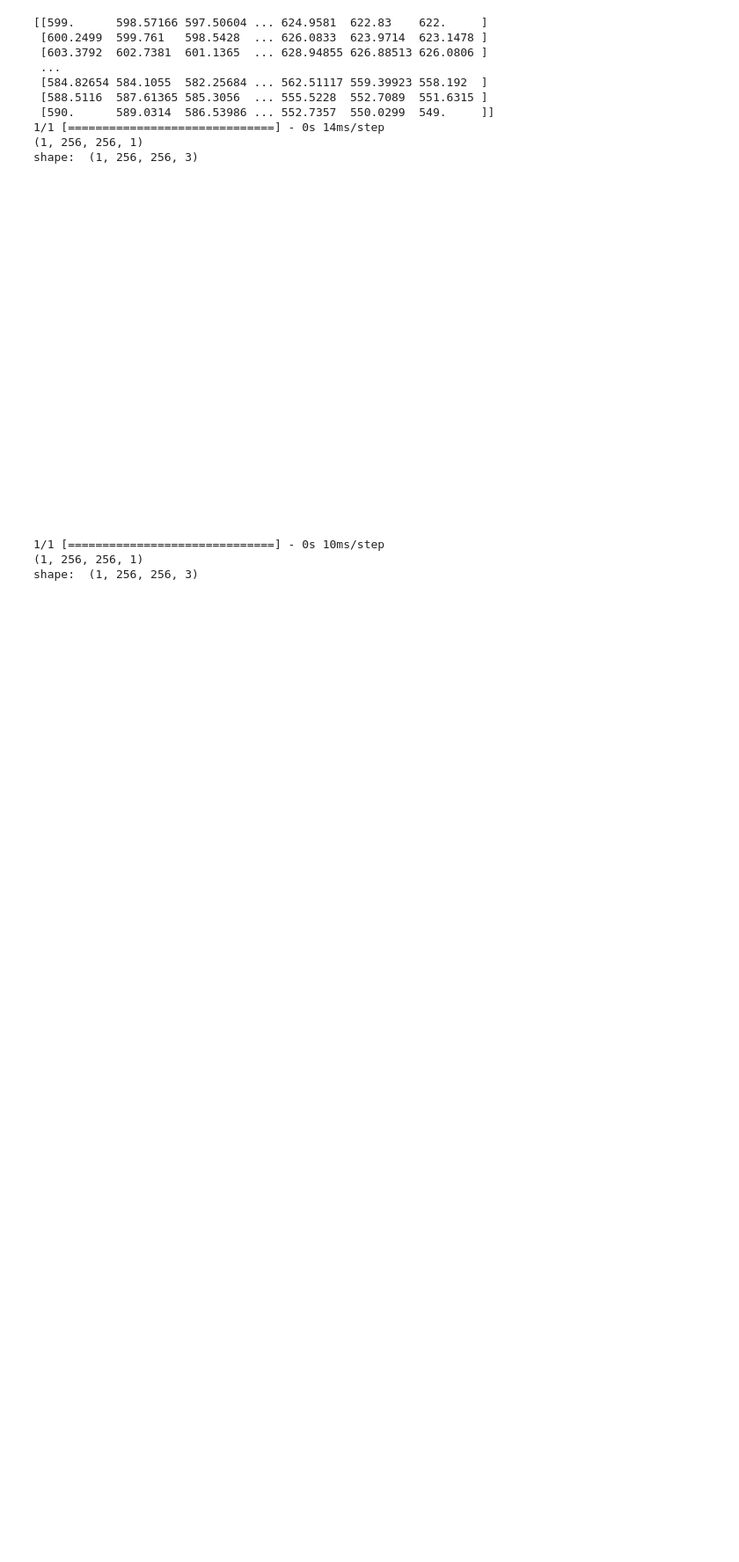
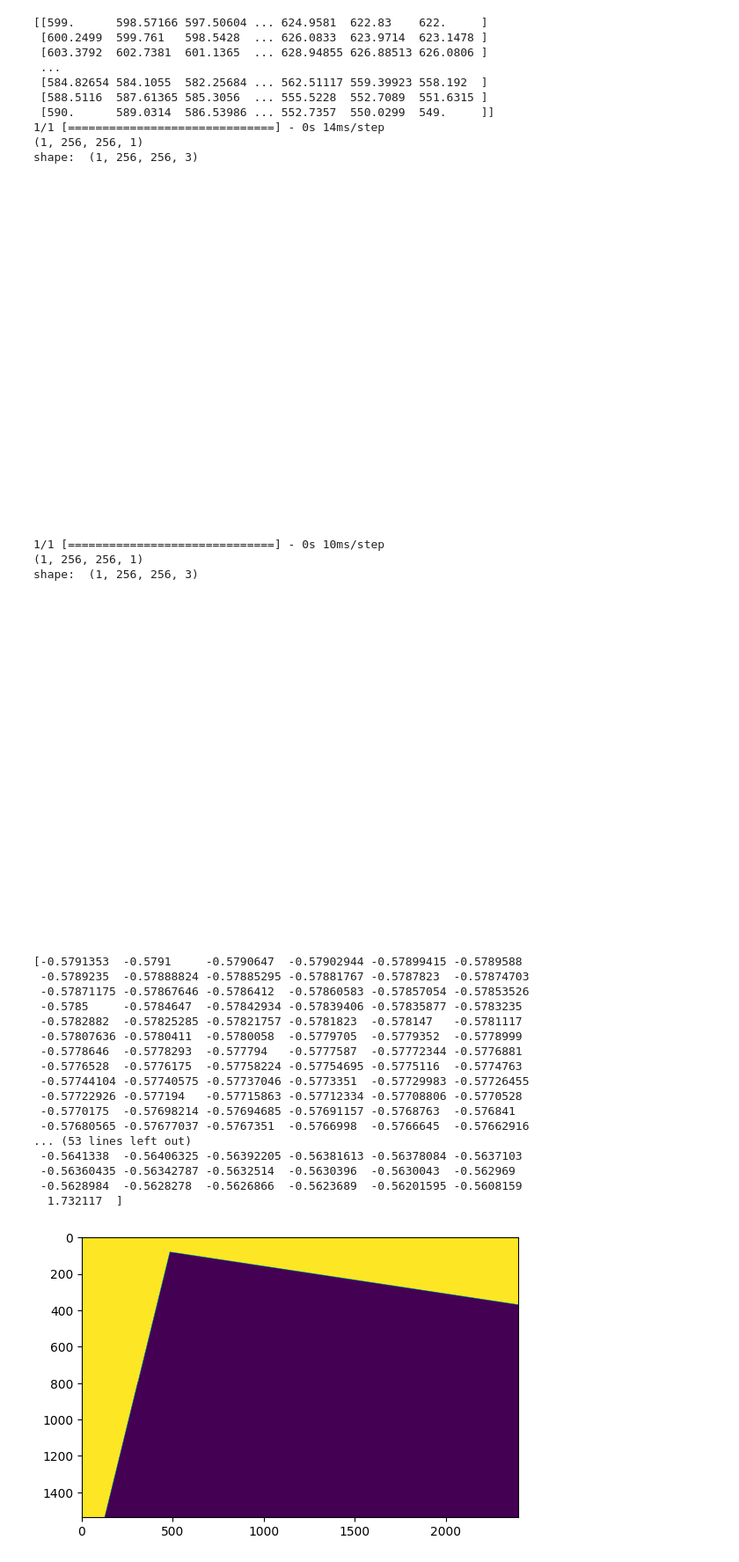
Before and after one commit to WinterCyan/TreeSeg, a Jupyter notebook: notebooks/PREDICT.ipynb, the cells around one changed output. Shown at 88% size. Cells and saved outputs as stored; diff of their text form; code cells hidden in the pictures; blank space fills up the shorter version.

```diff
--- a/notebooks/PREDICT.ipynb
+++ b/notebooks/PREDICT.ipynb
@@ -136,3 +136,36 @@ display_images(p,titles=None, cmap=fn, norm=idx, interpolation=None, save=True,
 (1, 256, 256, 1)
 shape:  (1, 256, 256, 3)
 [figure]
+# %%
+import matplotlib.pyplot as plt
+import rasterio
+import numpy as np
+
+def image_normalize(im, axis = (0,1), c = 1e-8):
+    '''
+    Normalize to zero mean and unit standard deviation along the given axis'''
+    return (im - im.mean(axis)) / (im.std(axis) + c)
+
+img = rasterio.open("/home/winter/code-resources/treeseg/test/interm_png/annotation-0-area0.png").read(1)
+print(np.unique(img))
+plt.imshow(img)
+plt.show()
+# %% [output]
+[-0.5791353  -0.5791     -0.5790647  -0.57902944 -0.57899415 -0.5789588
+ -0.5789235  -0.57888824 -0.57885295 -0.57881767 -0.5787823  -0.57874703
+ -0.57871175 -0.57867646 -0.5786412  -0.57860583 -0.57857054 -0.57853526
+ -0.5785     -0.5784647  -0.57842934 -0.57839406 -0.57835877 -0.5783235
+ -0.5782882  -0.57825285 -0.57821757 -0.5781823  -0.578147   -0.5781117
+ -0.57807636 -0.5780411  -0.5780058  -0.5779705  -0.5779352  -0.5778999
+ -0.5778646  -0.5778293  -0.577794   -0.5777587  -0.57772344 -0.5776881
+ -0.5776528  -0.5776175  -0.57758224 -0.57754695 -0.5775116  -0.5774763
+ -0.57744104 -0.57740575 -0.57737046 -0.5773351  -0.57729983 -0.57726455
+ -0.57722926 -0.577194   -0.57715863 -0.57712334 -0.57708806 -0.5770528
+ -0.5770175  -0.57698214 -0.57694685 -0.57691157 -0.5768763  -0.576841
+ -0.57680565 -0.57677037 -0.5767351  -0.5766998  -0.5766645  -0.57662916
+... (53 lines left out)
+ -0.5641338  -0.56406325 -0.56392205 -0.56381613 -0.56378084 -0.5637103
+ -0.56360435 -0.56342787 -0.5632514  -0.5630396  -0.5630043  -0.562969
+ -0.5628984  -0.5628278  -0.5626866  -0.5623689  -0.56201595 -0.5608159
+  1.732117  ]
+[figure, added]
```
Also changed, not shown: 5 other files.
